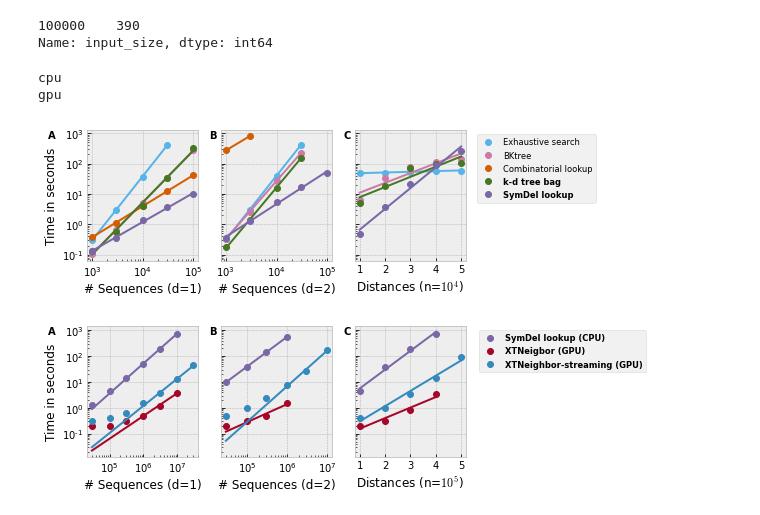
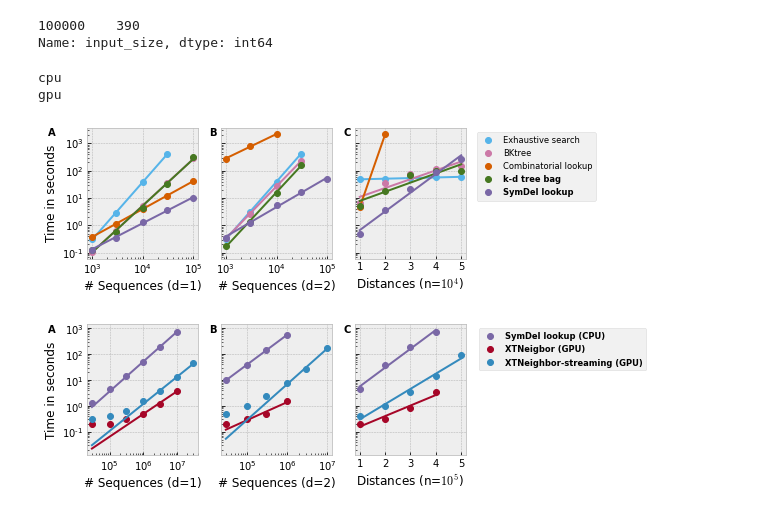
Before and after one commit to heartnetkung/XT-neighbor, a Jupyter notebook: pub/scaling_plots.ipynb, the cells around one changed output. Drawn from its saved outputs; the diff is of its cells as text; code cells hidden in the pictures.

Commit message:
add experiment configuration combinatorial lookup, d=2, n=1e4

```diff
--- a/pub/scaling_plots.ipynb
+++ b/pub/scaling_plots.ipynb
@@ -112,33 +112,33 @@ for name, df, algorithms, df2, labels, x_label in configs:
     for index, algorithm in enumerate(algorithms):
         data2 = df2[df2['algorithm']==algorithm]
         mean2 = data2.groupby('distance').mean(numeric_only=True)
         x2, y2 = mean2.index, mean2['runtime']
-        if algorithm != 'combinatorial_lookup' and name == 'cpu':
+        if name == 'cpu':
             slope2, intercept2, r2, p, se = scipy.stats.linregress(x2, np.log(y2))
             l, = axes[2].plot(x2, y2, 'o',
                     label=labels[algorithm], color=f'C{6-index}')
             axes[2].plot(x2, np.exp(slope2*x2+intercept2), '-', color=l.get_color())
         elif name == 'gpu':
             slope2, intercept2, r2, p, se = scipy.stats.linregress(x2, np.log(y2))
             l, = axes[2].plot(x2, y2, 'o',
                     label=labels[algorithm], color=f'C{2-index}')
             axes[2].plot(x2, np.exp(slope2*x2+intercept2), '-', color=l.get_color())
 
     axes[2].set_xlabel(x_label)
     axes[2].set_xticks([1,2,3,4,5])
     axes[0].set_ylabel('Time in seconds')
     legend = axes[-2].legend(bbox_to_anchor=(3.4 if name=="cpu" else 3.85, 1), fontsize='small')
     for i in range(1, 4 if name=='gpu' else 3):
         legend.get_texts()[-i].set_weight('bold')
     axes[0].text(-0.35, 1.0, 'A', transform=axes[0].transAxes, fontweight="bold", va="top")
     axes[1].text(-0.1, 1.0, 'B', transform=axes[1].transAxes, fontweight="bold", va="top")
     axes[2].text(-0.1, 1.0, 'C', transform=axes[2].transAxes, fontweight="bold", va="top")
 
 
     fig.savefig(f'{name}_benchmark2.pdf',bbox_inches='tight')
     # fig.savefig(f'{name}_benchmark.svg')
 # %% [output]
 cpu
 gpu
-[figure, old version]
+[figure, new version]
 [figure]
```
Also changed, not shown: 2 other files.
